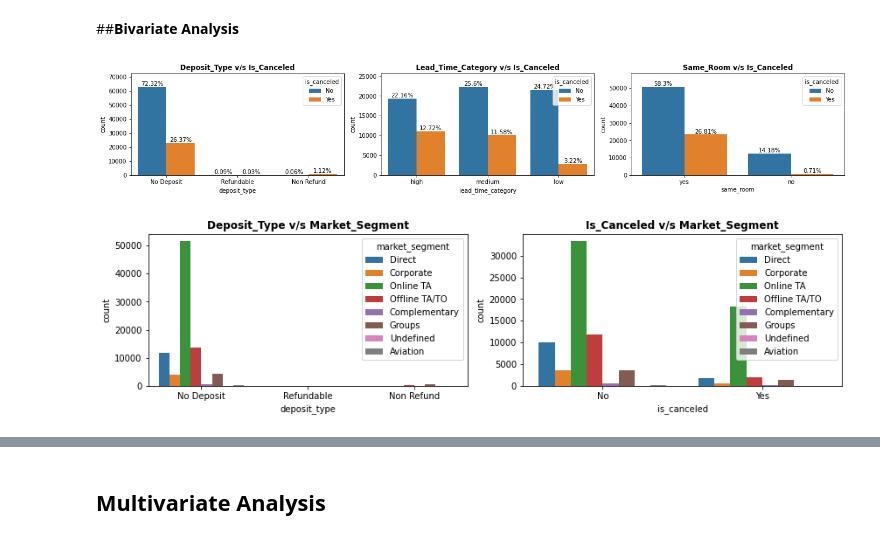
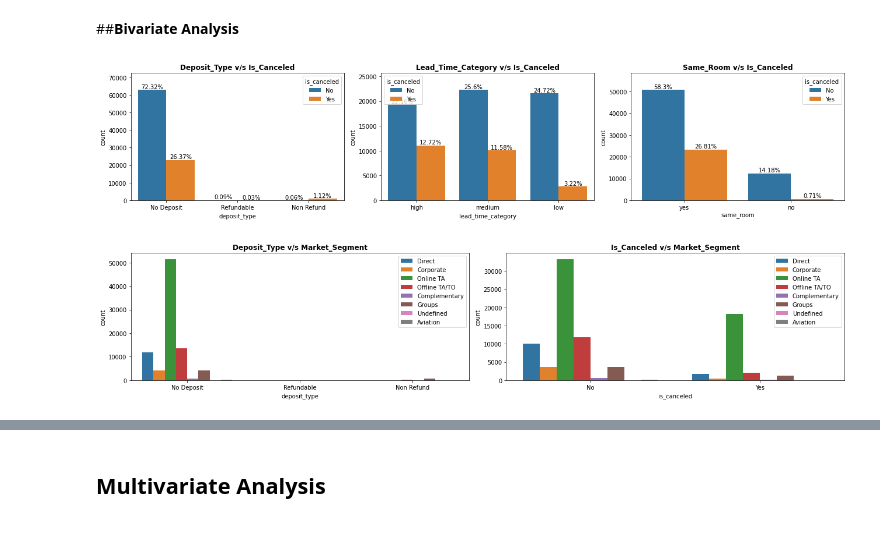
Before and after one commit to Shatakd/EDA-on-Hotel_booking, a Jupyter notebook: Hotel_Booking_Analysis(EDA).ipynb, the cells around one changed output, grey strips where cells are left out. Cells and saved outputs as stored; diff of their text form; code cells hidden in the pictures.

```diff
--- a/Hotel_Booking_Analysis(EDA).ipynb
+++ b/Hotel_Booking_Analysis(EDA).ipynb
@@ -357,24 +357,25 @@ Observations:
 ##**Bivariate Analysis**
 # %%
 # Booking Cancellation Analysis by redefining target variables
-target = ['deposit_type','lead_time_category','same_room','distribution_channel']
-plt.figure(figsize=(18,r*3))
+target = ['deposit_type','lead_time_category','same_room']
+plt.figure(figsize=(18,4))
 for n,column in enumerate(target):
-  plot = plt.subplot(r,3,n+1)
+  plot = plt.subplot(1,3,n+1)
   sns.countplot(data=new_df,x= column, hue='is_canceled')
   plt.title(f'{column.title()} v/s Is_Canceled',weight='bold')
   plt.margins(y=0.15)
   plt.tight_layout()
   annot_percent(plot)
 # %% [output]
-[figure, old version]
+[figure, new version]
 # %%
 # Market Segment Analysis
-plt.figure(figsize=(18,r*3))
+plt.figure(figsize=(18,4))
 for n,column in enumerate(['deposit_type','is_canceled']):
-  plot = plt.subplot(r,3,n+1)
+  plot = plt.subplot(1,2,n+1)
   sns.countplot(data=new_df,x= column, hue='market_segment')
   plt.title(f'{column.title()} v/s Market_Segment',weight='bold')
+  plt.legend(loc='upper right')
   plt.tight_layout()
 # %% [output]
-[figure, old version]
+[figure, new version]
```
Also changed, not shown: parts of 2 cells of this notebook.
